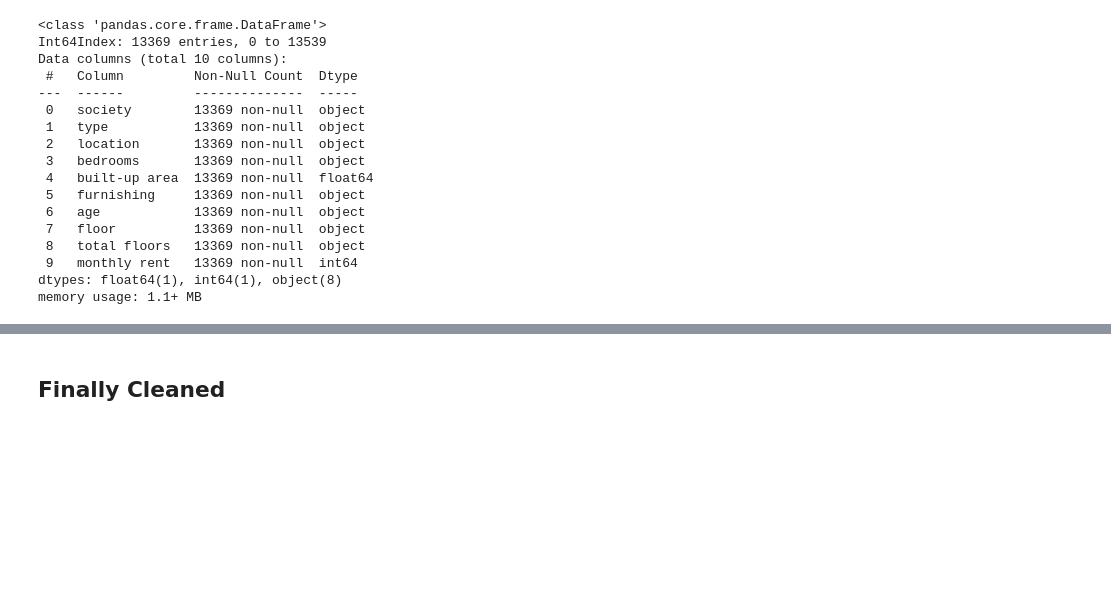
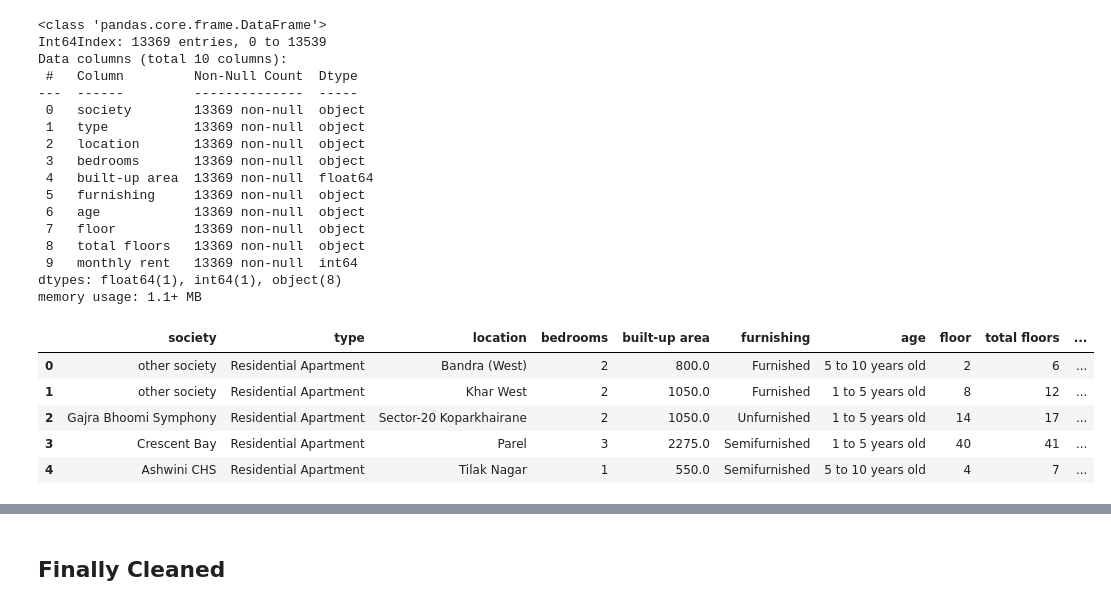
Before and after one commit to G0rav/House_Rent_Predictor, a Jupyter notebook: Mumbai_House_Rent_Prediction.ipynb, the cells around one changed output, grey strips where cells are left out. Cells and saved outputs as stored; diff of their text form; code cells hidden in the pictures; blank space fills up the shorter version.

```diff
--- a/Mumbai_House_Rent_Prediction.ipynb
+++ b/Mumbai_House_Rent_Prediction.ipynb
@@ -402,4 +403,11 @@ df['bedrooms'] = df['bedrooms'].astype(int)
 df['floor'] = df['floor'].astype(int)
 df['total floors'] = df['total floors'].astype(int)
 # %%
-data9.head()
+df.head()
+# %% [output]
+|  | society | type | location | bedrooms | built-up area | furnishing | age | floor | total floors | ... |
+| 0 | other society | Residential Apartment | Bandra (West) | 2 | 800.0 | Furnished | 5 to 10 years old | 2 | 6 | ... |
+| 1 | other society | Residential Apartment | Khar West | 2 | 1050.0 | Furnished | 1 to 5 years old | 8 | 12 | ... |
+| 2 | Gajra Bhoomi Symphony | Residential Apartment | Sector-20 Koparkhairane | 2 | 1050.0 | Unfurnished | 1 to 5 years old | 14 | 17 | ... |
+| 3 | Crescent Bay | Residential Apartment | Parel | 3 | 2275.0 | Semifurnished | 1 to 5 years old | 40 | 41 | ... |
+| 4 | Ashwini CHS | Residential Apartment | Tilak Nagar | 1 | 550.0 | Semifurnished | 5 to 10 years old | 4 | 7 | ... |
```
Also changed, not shown: parts of 14 cells of this notebook.
